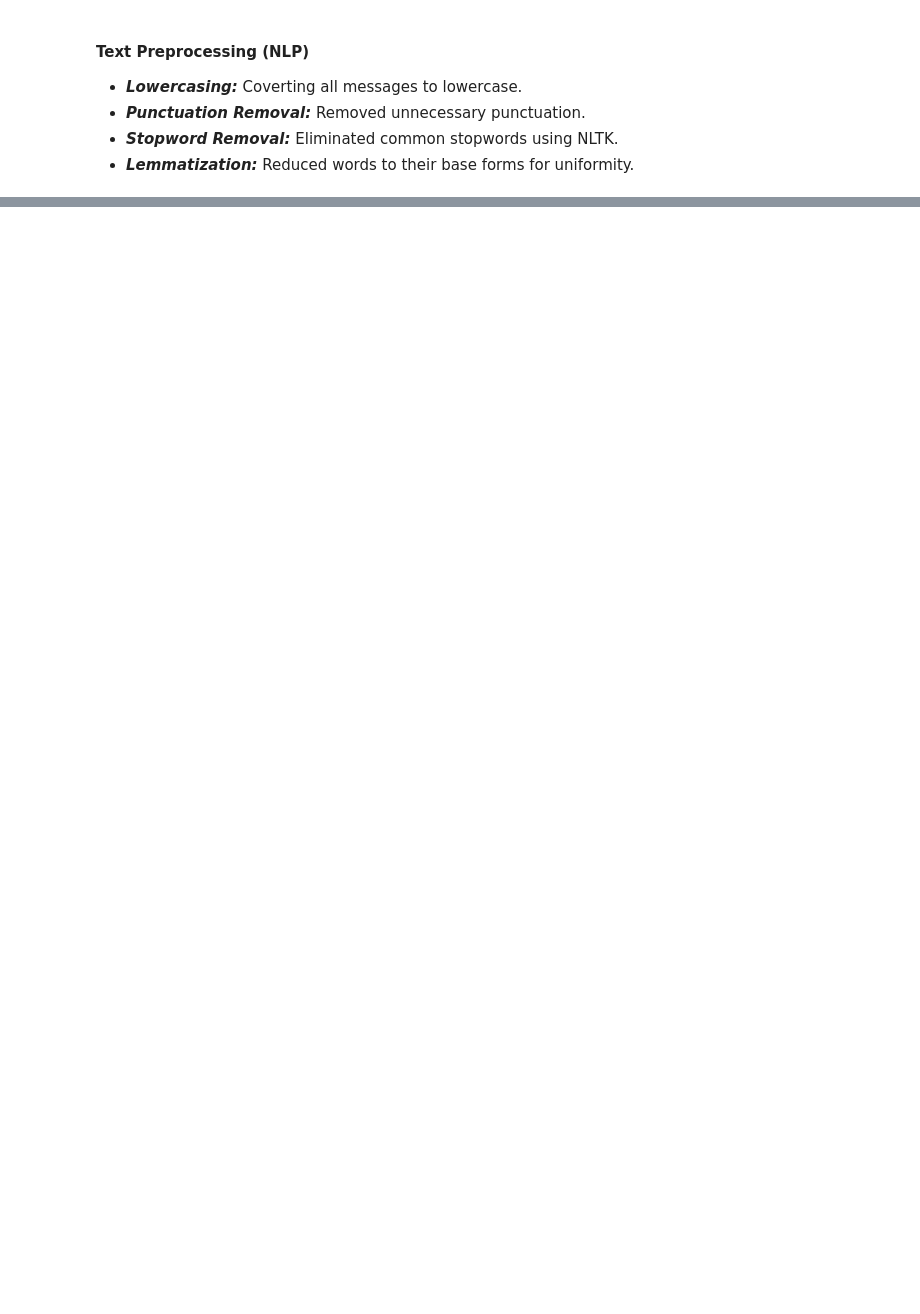
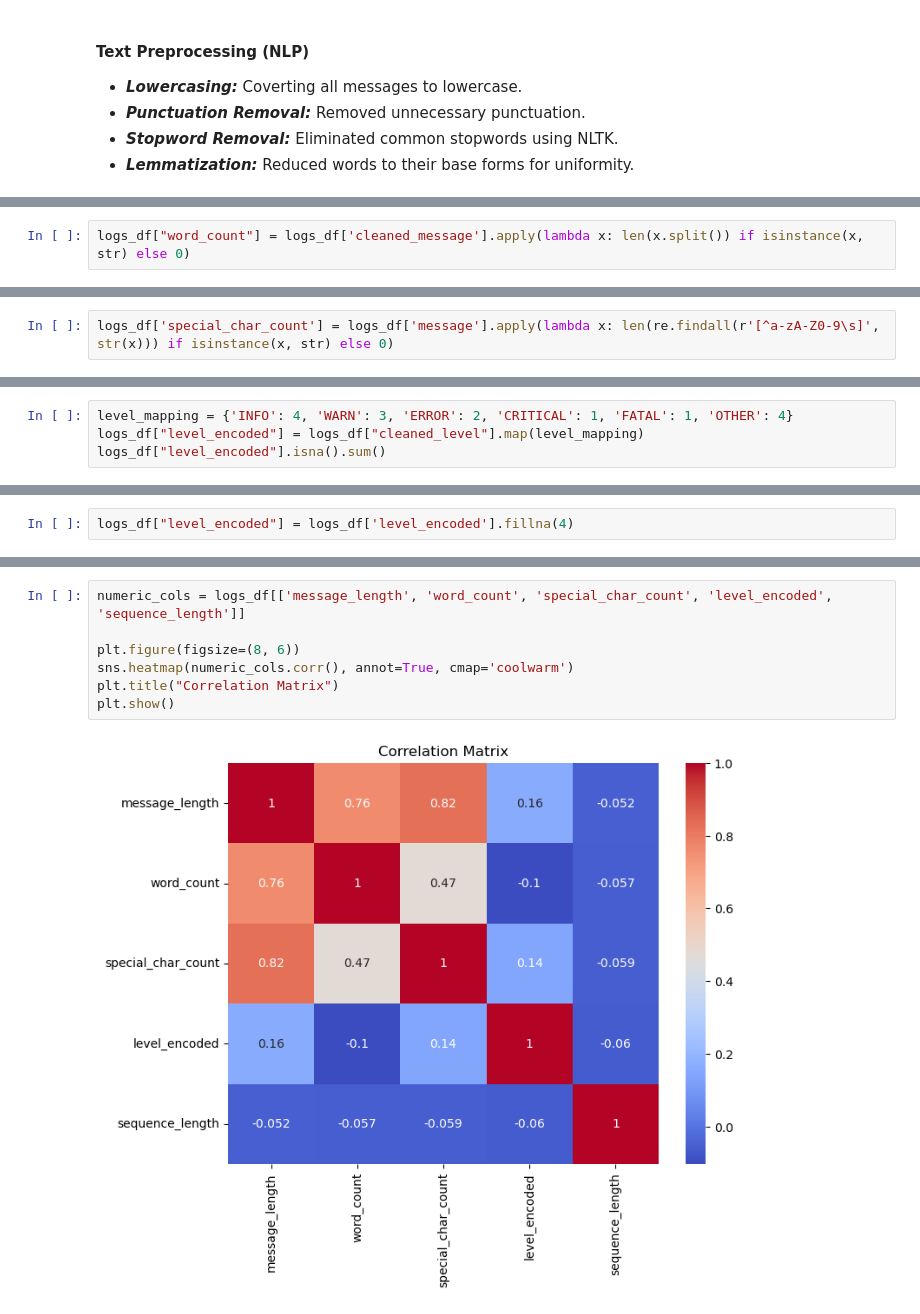
Before and after one commit to shekar-raja/alertops-ai, a Jupyter notebook: notebooks/data_preprocessing_and_model_training.ipynb, the cells around one changed output, grey strips where cells are left out. Cells and saved outputs as stored; diff of their text form; blank space fills up the shorter version.

```diff
--- a/notebooks/data_preprocessing_and_model_training.ipynb
+++ b/notebooks/data_preprocessing_and_model_training.ipynb
@@ -149,0 +192,2 @@ print(logs_df['message'].isnull().sum())
+# %%
+logs_df["word_count"] = logs_df['cleaned_message'].apply(lambda x: len(x.split()) if isinstance(x, str) else 0)
@@ -149,0 +196,2 @@ print(logs_df['message'].isnull().sum())
+# %%
+logs_df['special_char_count'] = logs_df['message'].apply(lambda x: len(re.findall(r'[^a-zA-Z0-9\s]', str(x))) if isinstance(x, str) else 0)
@@ -149,0 +210,4 @@ print(logs_df['message'].isnull().sum())
+# %%
+level_mapping = {'INFO': 4, 'WARN': 3, 'ERROR': 2, 'CRITICAL': 1, 'FATAL': 1, 'OTHER': 4}
+logs_df["level_encoded"] = logs_df["cleaned_level"].map(level_mapping)
+logs_df["level_encoded"].isna().sum()
@@ -149,0 +216,2 @@ print(logs_df['message'].isnull().sum())
+# %%
+logs_df["level_encoded"] = logs_df['level_encoded'].fillna(4)
@@ -149,0 +239,9 @@ print(logs_df['message'].isnull().sum())
+# %%
+numeric_cols = logs_df[['message_length', 'word_count', 'special_char_count', 'level_encoded', 'sequence_length']]
+
+plt.figure(figsize=(8, 6))
+sns.heatmap(numeric_cols.corr(), annot=True, cmap='coolwarm')
+plt.title("Correlation Matrix")
+plt.show()
+# %% [output]
+[figure, added]
```
Also changed, not shown: parts of 17 cells of this notebook.
